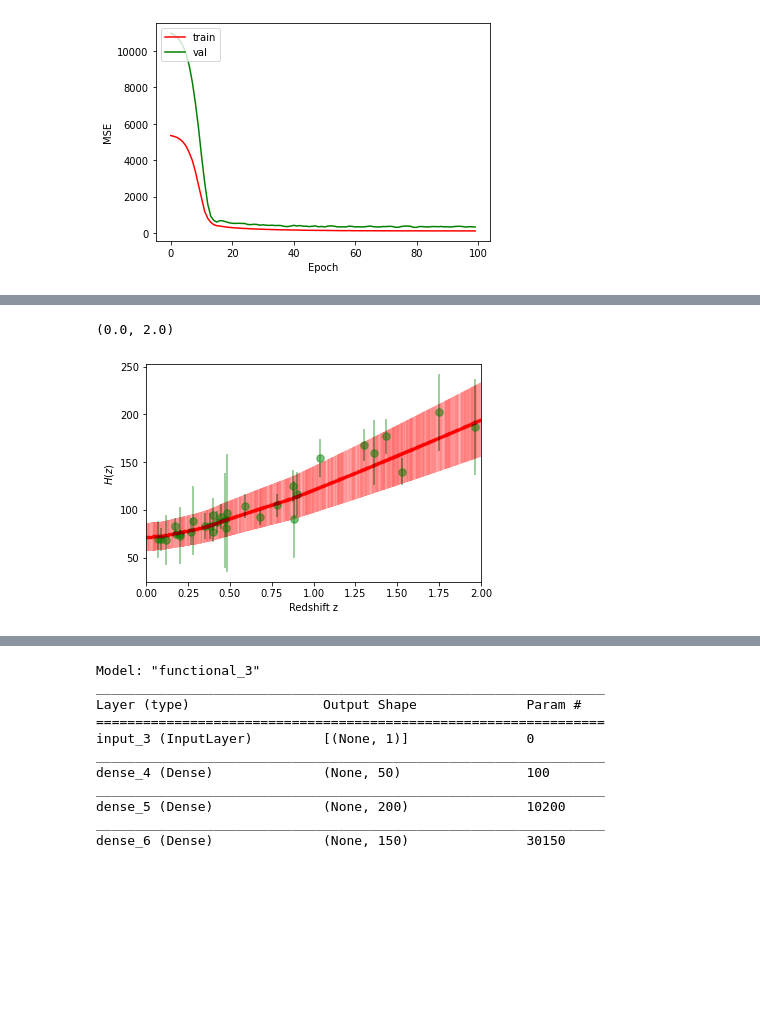
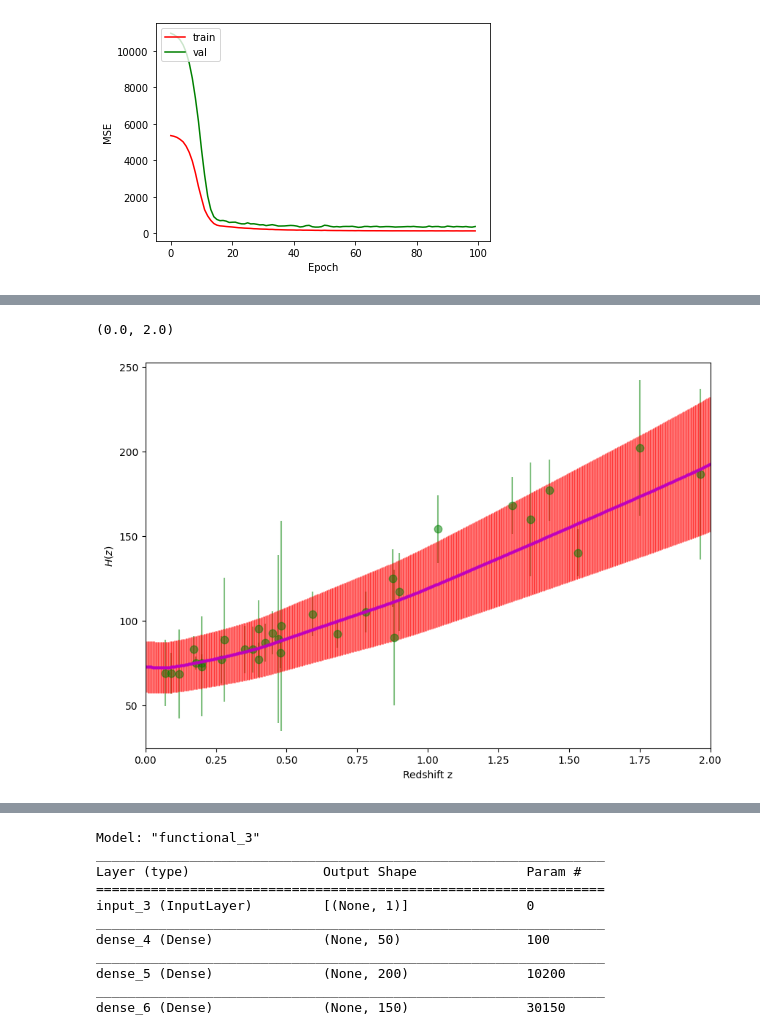
Before and after one commit to igomezv/neuralCosmoReconstruction, a Jupyter notebook: notebooks/ANN Hz.ipynb, the cells around one changed output, grey strips where cells are left out. Saved outputs shown, nothing was run; the diff lists cells and outputs as text; code cells hidden in the pictures; blank space fills up the shorter version.

```diff
--- a/notebooks/ANN Hz.ipynb
+++ b/notebooks/ANN Hz.ipynb
@@ -202,7 +202,8 @@ array([[ 90.0835  ,  18.37242 ],
 zor = scalerz.inverse_transform(z.reshape(-1,1))
 # yor = scalery.inverse_transform(y)
 # %%
-ranz = np.random.uniform(0, 2, size=10000)
+# ranz = np.random.uniform(0, 2, size=10000)
+ranz = np.linspace(0, 2, 1000)
 r = scalerz.transform(ranz.reshape(-1, 1))
 pred_random = neural_model.predict(r)
 rr = scalerz.inverse_transform(r.reshape(-1,1))
@@ -210,15 +211,18 @@ rr = scalerz.inverse_transform(r.reshape(-1,1))
 # %%
 # plt.errorbar(zor, yor[:,0], yor[:,1], fmt='g.', markersize=15, label='Observations', alpha=0.5)
 # plt.errorbar(rr, predy[:,0], predy[:,1], fmt='r.', markersize=5, label='Synthetic', alpha=0.01)
+plt.figure(figsize=(10, 7), dpi=100)
 plt.errorbar(zor, y[:,0], y[:,1], fmt='g.', markersize=15, label='Observations', alpha=0.5)
-plt.errorbar(rr, pred_random[:,0], pred_random[:,1], fmt='r.', markersize=5, label='Synthetic', alpha=0.01)
+plt.errorbar(rr, pred_random[:,0], pred_random[:,1], markersize=2, fmt='o',
+             ecolor='r', capthick=2, elinewidth=0.8, alpha=0.5, c='m')
 plt.xlabel("Redshift z")
+
 plt.ylabel("$H(z)$")
 plt.xlim(0, 2)
 # plt.savefig("500_epochs_HD.png")
 # %% [output]
 (0.0, 2.0)
-[figure, old version]
+[figure, new version]
 # %%
 # Cosmological constants
 Om = 0.27
```
Also changed, not shown: parts of 22 cells of this notebook.
